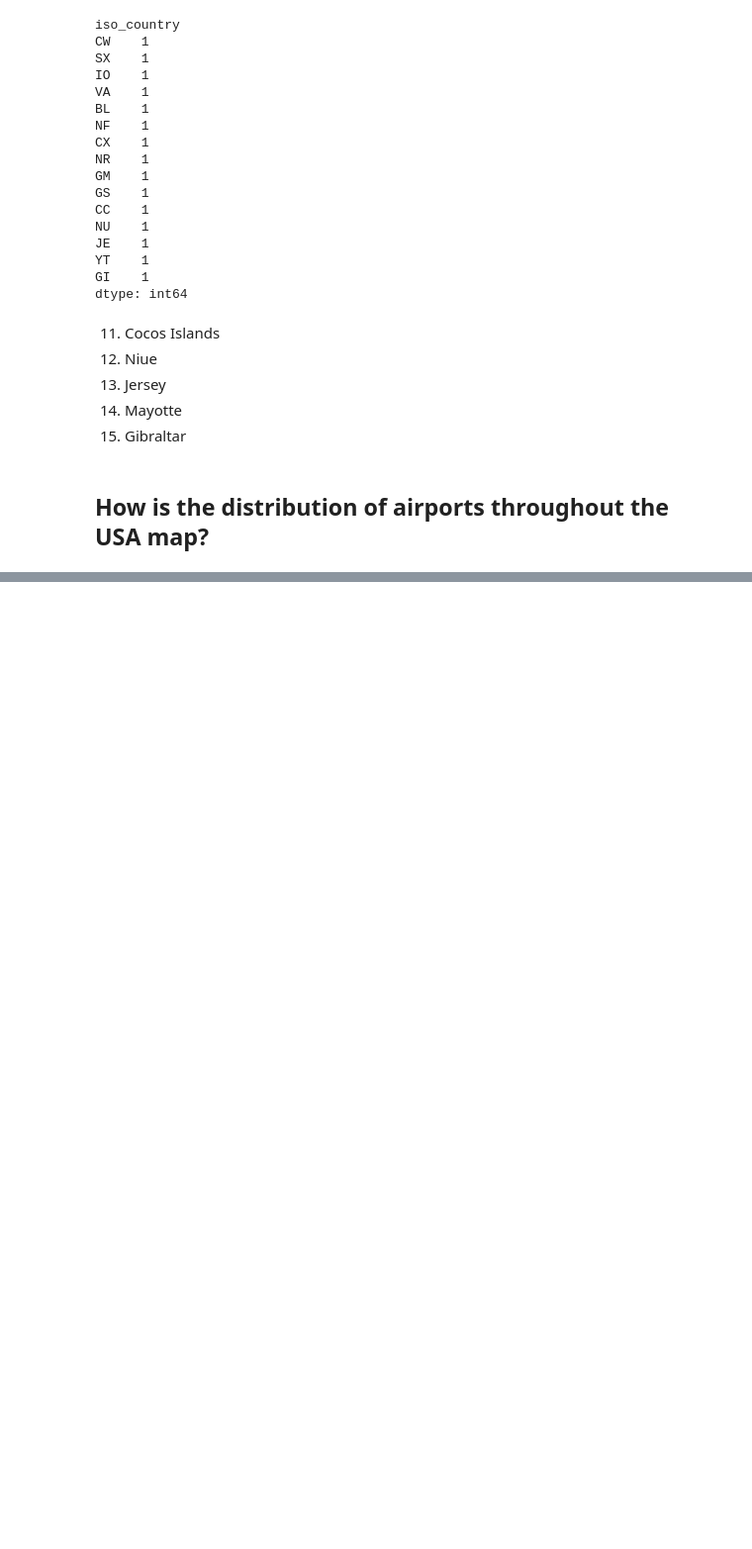
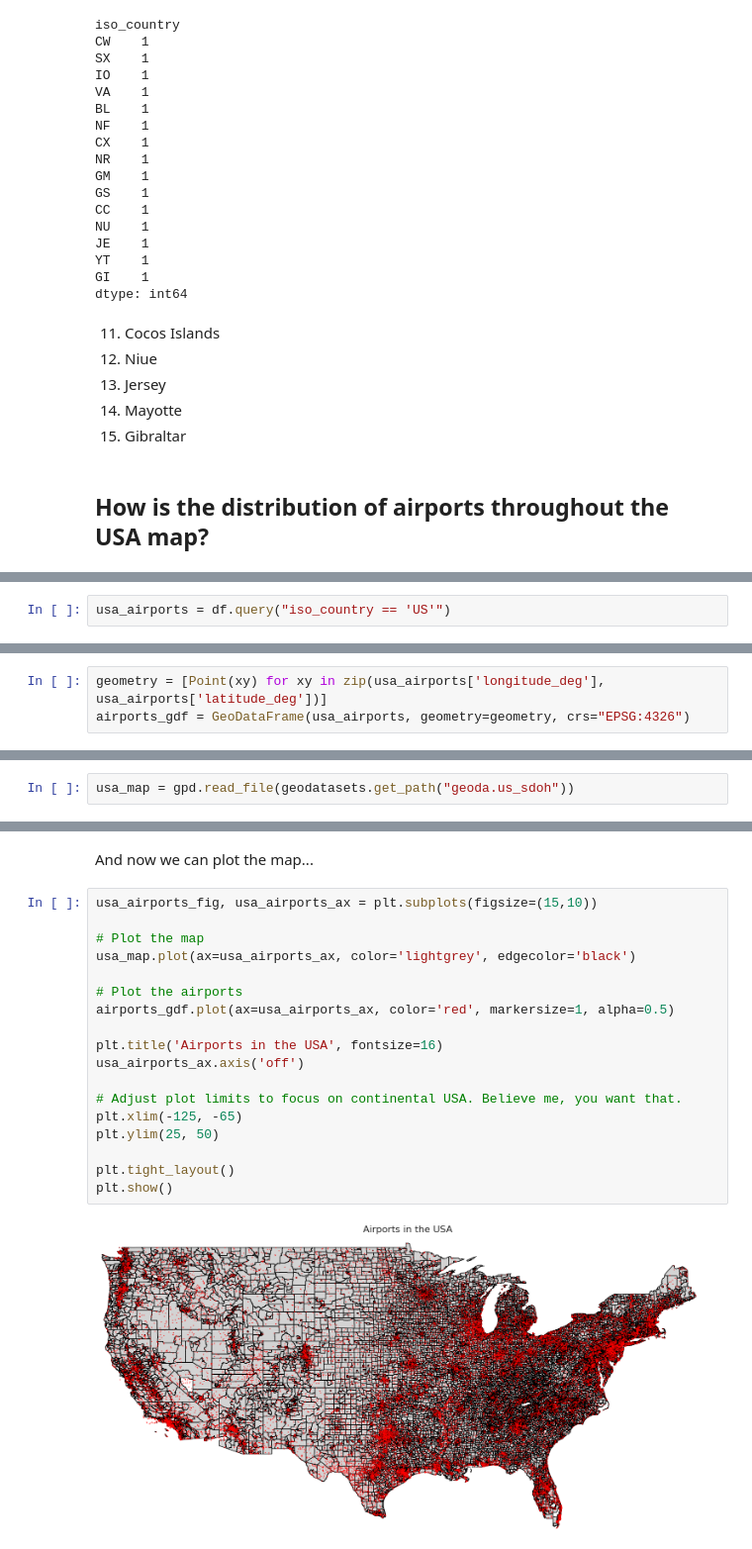
Before and after one commit to fernandowolff/worldwide-airports-dataset-analysis, a Jupyter notebook: worldwide-airports-analysis.ipynb, the cells around one changed output, grey strips where cells are left out. Shown at 99% size. Drawn from its saved outputs; the diff is of its cells as text; blank space fills up the shorter version.

```diff
--- a/worldwide-airports-analysis.ipynb
+++ b/worldwide-airports-analysis.ipynb
@@ -462,0 +499,2 @@ dtype: int64
+# %%
+usa_airports = df.query("iso_country == 'US'")
@@ -462,0 +503,3 @@ dtype: int64
+# %%
+geometry = [Point(xy) for xy in zip(usa_airports['longitude_deg'], usa_airports['latitude_deg'])]
+airports_gdf = GeoDataFrame(usa_airports, geometry=geometry, crs="EPSG:4326")
@@ -462,0 +528,2 @@ dtype: int64
+# %%
+usa_map = gpd.read_file(geodatasets.get_path("geoda.us_sdoh"))
@@ -462,0 +536,22 @@ dtype: int64
+# %% [markdown]
+And now we can plot the map...
+# %%
+usa_airports_fig, usa_airports_ax = plt.subplots(figsize=(15,10))
+
+# Plot the map
+usa_map.plot(ax=usa_airports_ax, color='lightgrey', edgecolor='black')
+
+# Plot the airports
+airports_gdf.plot(ax=usa_airports_ax, color='red', markersize=1, alpha=0.5)
+
+plt.title('Airports in the USA', fontsize=16)
+usa_airports_ax.axis('off')
+
+# Adjust plot limits to focus on continental USA. Believe me, you want that.
+plt.xlim(-125, -65)
+plt.ylim(25, 50)
+
+plt.tight_layout()
+plt.show()
+# %% [output]
+[figure, added]
```
Also changed, not shown: parts of 17 cells of this notebook, 1 other file.
